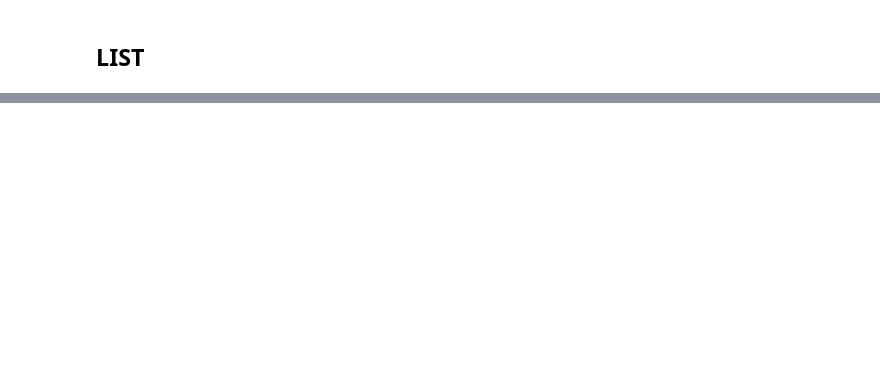
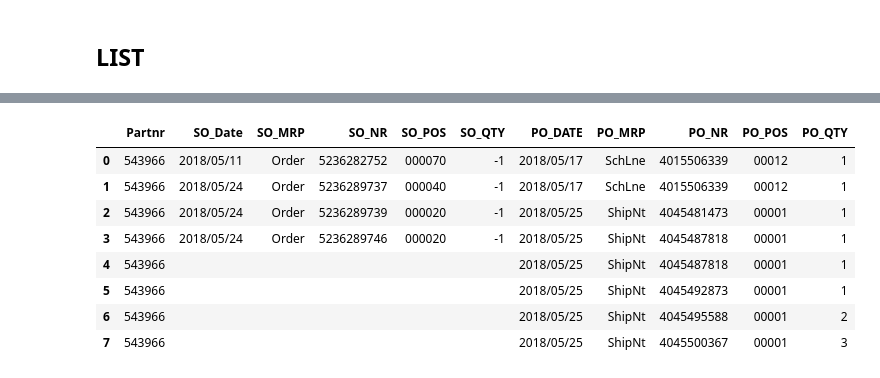
Before and after one commit to bbk0529/MD04, a Jupyter notebook: MD04 Parser.ipynb, the cells around one changed output, grey strips where cells are left out. Cells and saved outputs as stored; diff of their text form; code cells hidden in the pictures; blank space fills up the shorter version.

```diff
--- a/MD04 Parser.ipynb
+++ b/MD04 Parser.ipynb
@@ -256,0 +191,12 @@ total[10]
+# %%
+total[2]
+# %% [output]
+|  | Partnr | SO_Date | SO_MRP | SO_NR | SO_POS | SO_QTY | PO_DATE | PO_MRP | PO_NR | PO_POS | PO_QTY |
+| 0 | 543966 | 2018/05/11 | Order | 5236282752 | 000070 | -1 | 2018/05/17 | SchLne | 4015506339 | 00012 | 1 |
+| 1 | 543966 | 2018/05/24 | Order | 5236289737 | 000040 | -1 | 2018/05/17 | SchLne | 4015506339 | 00012 | 1 |
+| 2 | 543966 | 2018/05/24 | Order | 5236289739 | 000020 | -1 | 2018/05/25 | ShipNt | 4045481473 | 00001 | 1 |
+| 3 | 543966 | 2018/05/24 | Order | 5236289746 | 000020 | -1 | 2018/05/25 | ShipNt | 4045487818 | 00001 | 1 |
+| 4 | 543966 |  |  |  |  |  | 2018/05/25 | ShipNt | 4045487818 | 00001 | 1 |
+| 5 | 543966 |  |  |  |  |  | 2018/05/25 | ShipNt | 4045492873 | 00001 | 1 |
+| 6 | 543966 |  |  |  |  |  | 2018/05/25 | ShipNt | 4045495588 | 00001 | 2 |
+| 7 | 543966 |  |  |  |  |  | 2018/05/25 | ShipNt | 4045500367 | 00001 | 3 |
```
Also changed, not shown: parts of 26 cells of this notebook, 2 other files.
